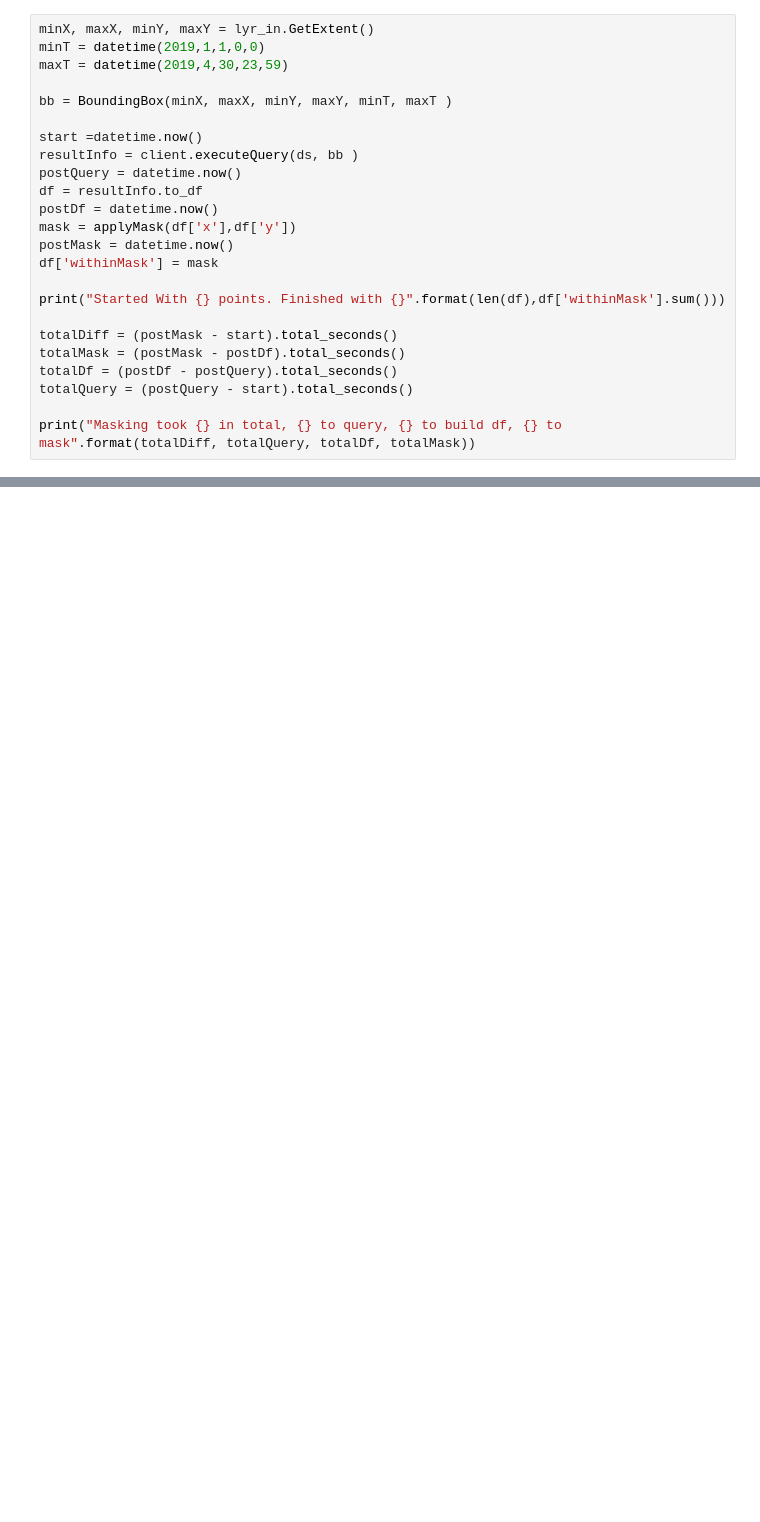
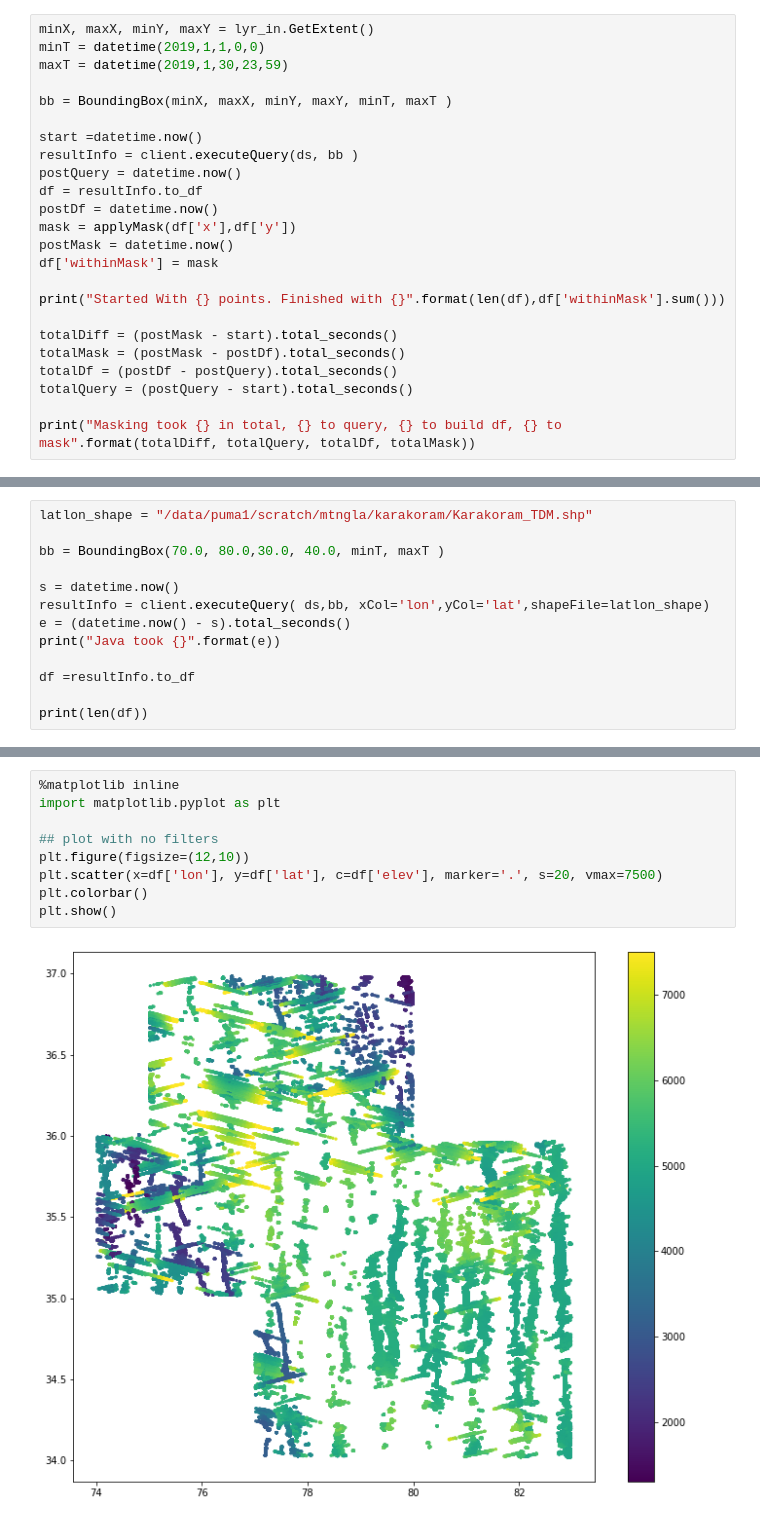
Before and after one commit to whigg/malard, a Jupyter notebook: python/cryotempo/SpatialFilter.ipynb, the cells around one changed output, grey strips where cells are left out. Cells and saved outputs as stored; diff of their text form; blank space fills up the shorter version.

```diff
--- a/python/cryotempo/SpatialFilter.ipynb
+++ b/python/cryotempo/SpatialFilter.ipynb
@@ -46,7 +46,7 @@ def applyMask( xSrs, ySrs ):
 # %%
 minX, maxX, minY, maxY = lyr_in.GetExtent()
 minT = datetime(2019,1,1,0,0)
-maxT = datetime(2019,4,30,23,59)
+maxT = datetime(2019,1,30,23,59)
 
 bb = BoundingBox(minX, maxX, minY, maxY, minT, maxT )
 
@@ -106,0 +123,13 @@ print(sum(totalPoints))
+# %%
+latlon_shape = "/data/puma1/scratch/mtngla/karakoram/Karakoram_TDM.shp"
+
+bb = BoundingBox(70.0, 80.0,30.0, 40.0, minT, maxT )
+
+s = datetime.now()
+resultInfo = client.executeQuery( ds,bb, xCol='lon',yCol='lat',shapeFile=latlon_shape)
+e = (datetime.now() - s).total_seconds()
+print("Java took {}".format(e))
+
+df =resultInfo.to_df
+
+print(len(df))
@@ -106,0 +139,11 @@ print(sum(totalPoints))
+# %%
+%matplotlib inline
+import matplotlib.pyplot as plt
+
+## plot with no filters
+plt.figure(figsize=(12,10))
+plt.scatter(x=df['lon'], y=df['lat'], c=df['elev'], marker='.', s=20, vmax=7500)
+plt.colorbar()
+plt.show()
+# %% [output]
+[figure, added]
```
Also changed, not shown: parts of 8 cells of this notebook, 8 other files.
